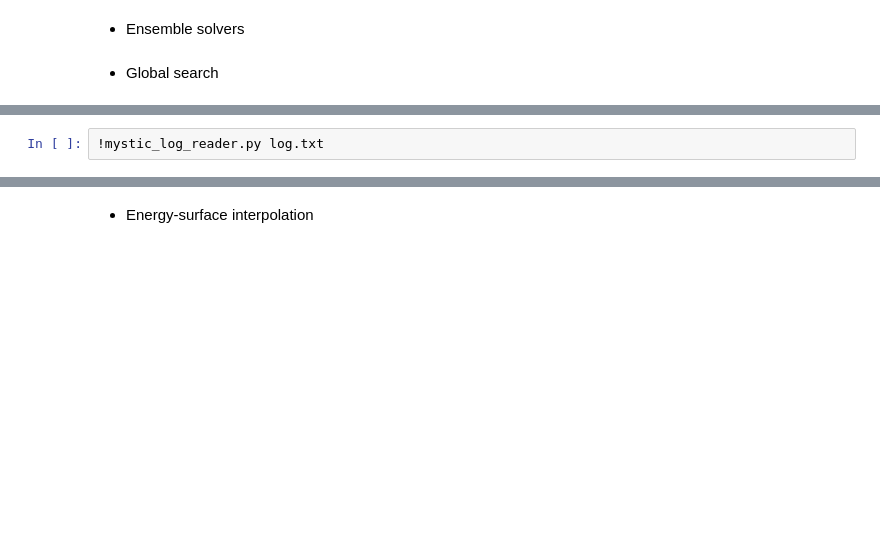
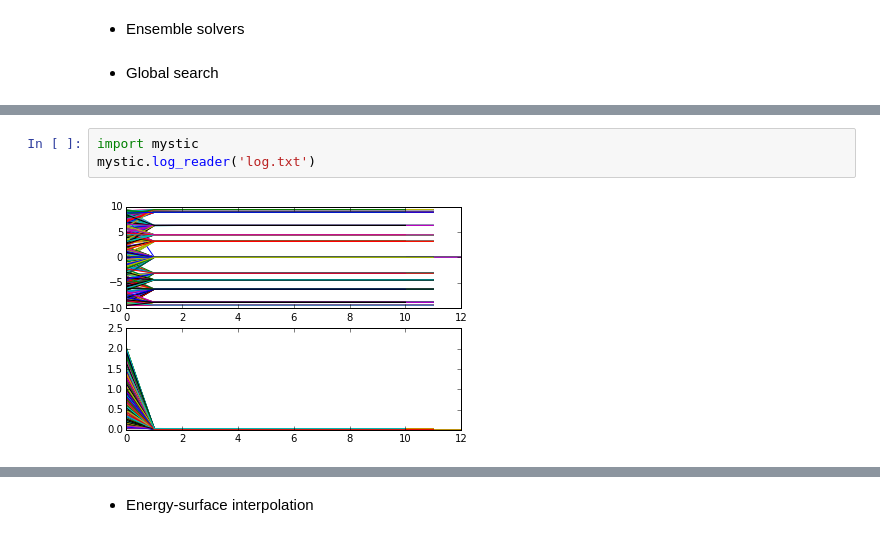
Before and after one commit to mmckerns/tutmom, a Jupyter notebook: workflow.ipynb, the cells around one changed output, grey strips where cells are left out. Saved outputs shown, nothing was run; the diff lists cells and outputs as text; blank space fills up the shorter version.

```diff
--- a/workflow.ipynb
+++ b/workflow.ipynb
@@ -486,5 +484,8 @@ pts: 17 (values=7, size=23)
-# %%
-!mystic_log_reader.py log.txt
+# %%
+import mystic
+mystic.log_reader('log.txt')
+# %% [output]
+[figure, added]
 # %%
 import mystic
 mystic.model_plotter(mystic.models.griewangk, 'log.txt', bounds="-10:10:.1, -10:10:.1")
```
Also changed, not shown: parts of 3 cells of this notebook, 2 other files.
